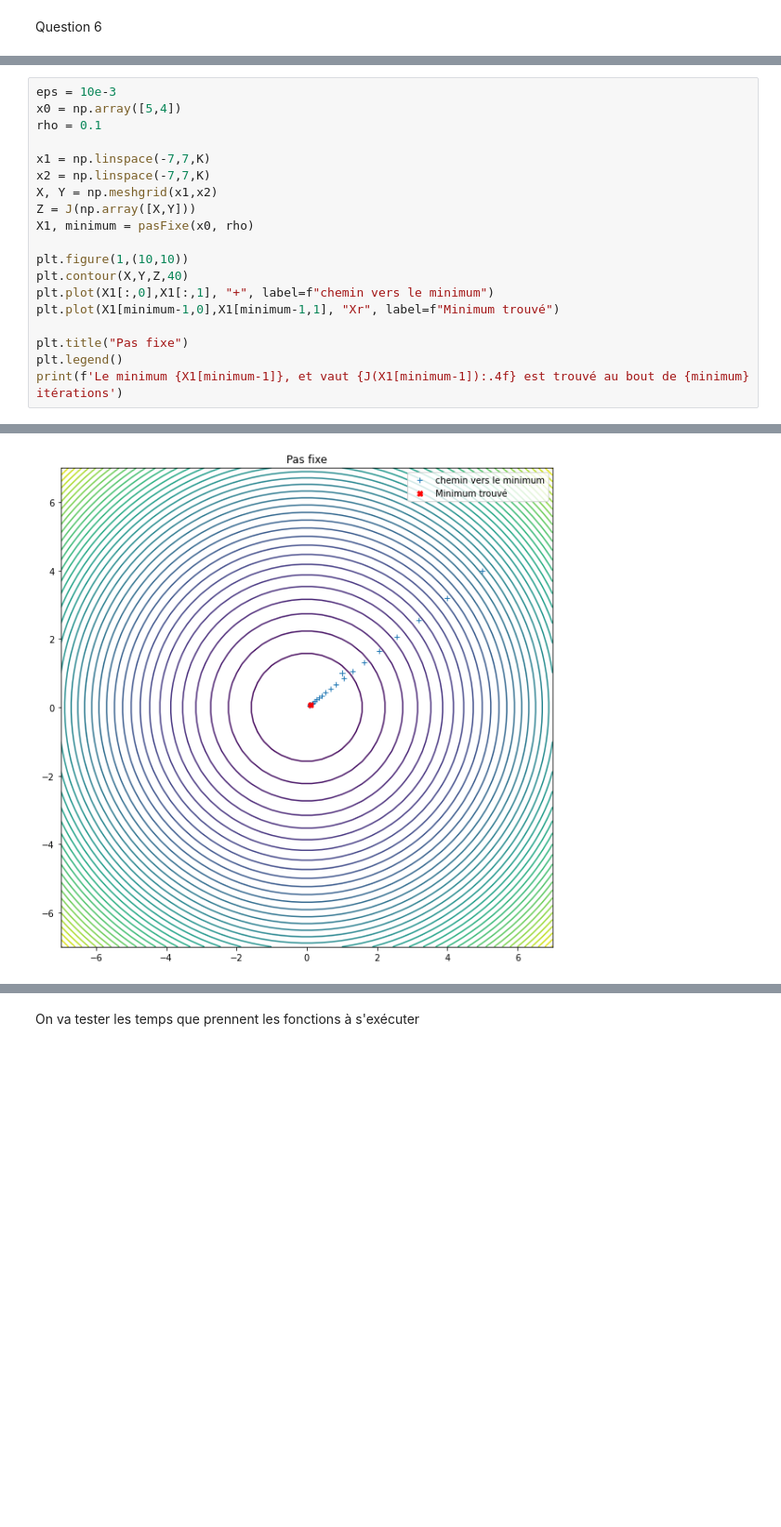
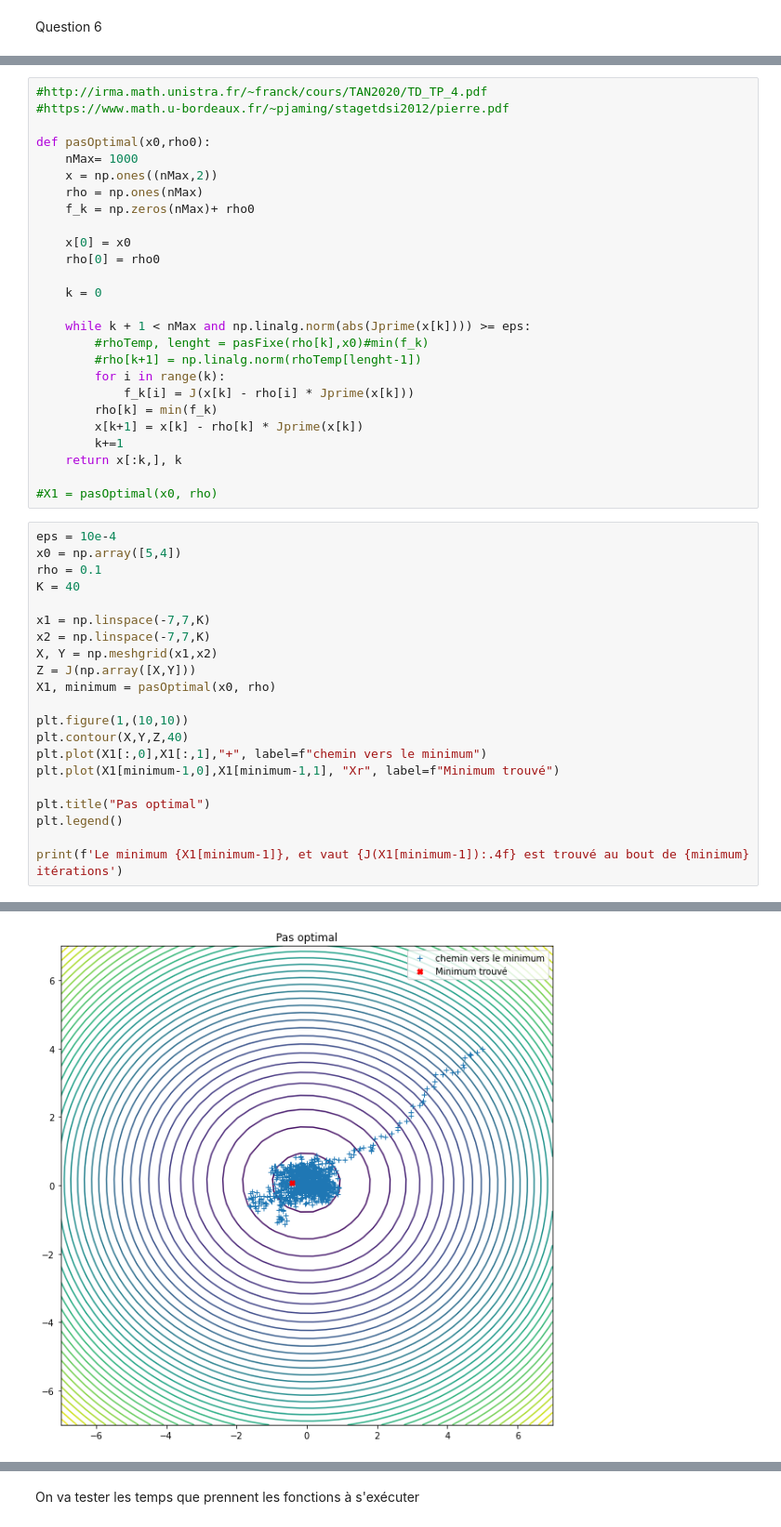
Before and after one commit to garancerx/optimisation_projet, a Jupyter notebook: projet_opti.ipynb, the cells around one changed output, grey strips where cells are left out. Shown at 93% size. Cells and saved outputs as stored; diff of their text form; blank space fills up the shorter version.

```diff
--- a/projet_opti.ipynb
+++ b/projet_opti.ipynb
@@ -154,20 +210,48 @@ def pasFixe(x0,rho):
+# %%
+#http://irma.math.unistra.fr/~franck/cours/TAN2020/TD_TP_4.pdf
+#https://www.math.u-bordeaux.fr/~pjaming/stagetdsi2012/pierre.pdf
+
+def pasOptimal(x0,rho0):
+    nMax= 1000
+    x = np.ones((nMax,2))
+    rho = np.ones(nMax)
+    f_k = np.zeros(nMax)+ rho0
+
+    x[0] = x0
+    rho[0] = rho0
+
+    k = 0
+
+    while k + 1 < nMax and np.linalg.norm(abs(Jprime(x[k]))) >= eps:
+        #rhoTemp, lenght = pasFixe(rho[k],x0)#min(f_k)
+        #rho[k+1] = np.linalg.norm(rhoTemp[lenght-1])
+        for i in range(k):
+            f_k[i] = J(x[k] - rho[i] * Jprime(x[k]))
+        rho[k] = min(f_k)
+        x[k+1] = x[k] - rho[k] * Jprime(x[k])
+        k+=1
+    return x[:k,], k
+
+#X1 = pasOptimal(x0, rho)
 # %%
-eps = 10e-3
+eps = 10e-4
 x0 = np.array([5,4])
 rho = 0.1
+K = 40
 
 x1 = np.linspace(-7,7,K)
 x2 = np.linspace(-7,7,K)
 X, Y = np.meshgrid(x1,x2)
 Z = J(np.array([X,Y]))
-X1, minimum = pasFixe(x0, rho)
+X1, minimum = pasOptimal(x0, rho)
 
 plt.figure(1,(10,10))
 plt.contour(X,Y,Z,40)
-plt.plot(X1[:,0],X1[:,1], "+", label=f"chemin vers le minimum")
+plt.plot(X1[:,0],X1[:,1],"+", label=f"chemin vers le minimum")
 plt.plot(X1[minimum-1,0],X1[minimum-1,1], "Xr", label=f"Minimum trouvé")
 
-plt.title("Pas fixe")
+plt.title("Pas optimal")
 plt.legend()
+
 print(f'Le minimum {X1[minimum-1]}, et vaut {J(X1[minimum-1]):.4f} est trouvé au bout de {minimum} itérations')
 # %% [output]
@@ -175,2 +259,2 @@ Le minimum [0.09007199 0.07205759], et vaut 0.0133 est trouvé au bout de 19 it
-[figure, old version]
+[figure, new version]
 # %%
```
Also changed, not shown: parts of 39 cells of this notebook.
